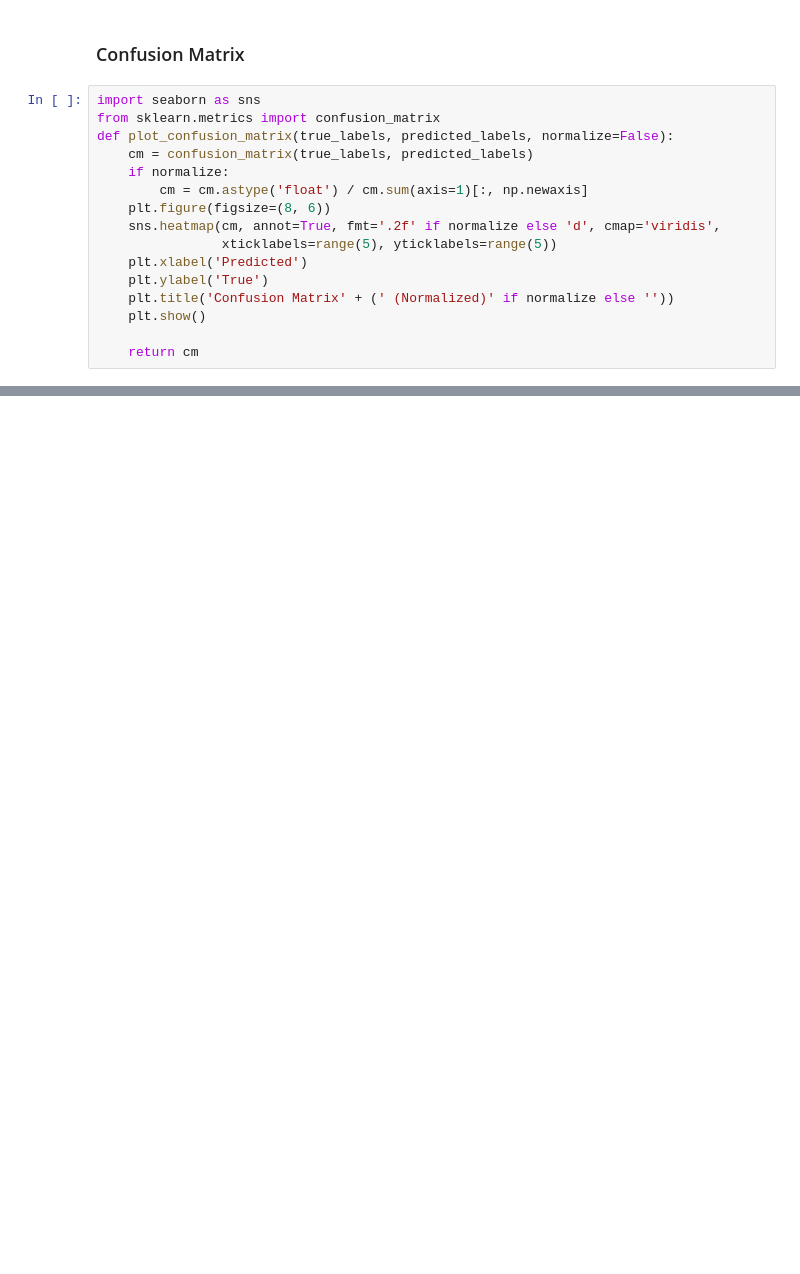
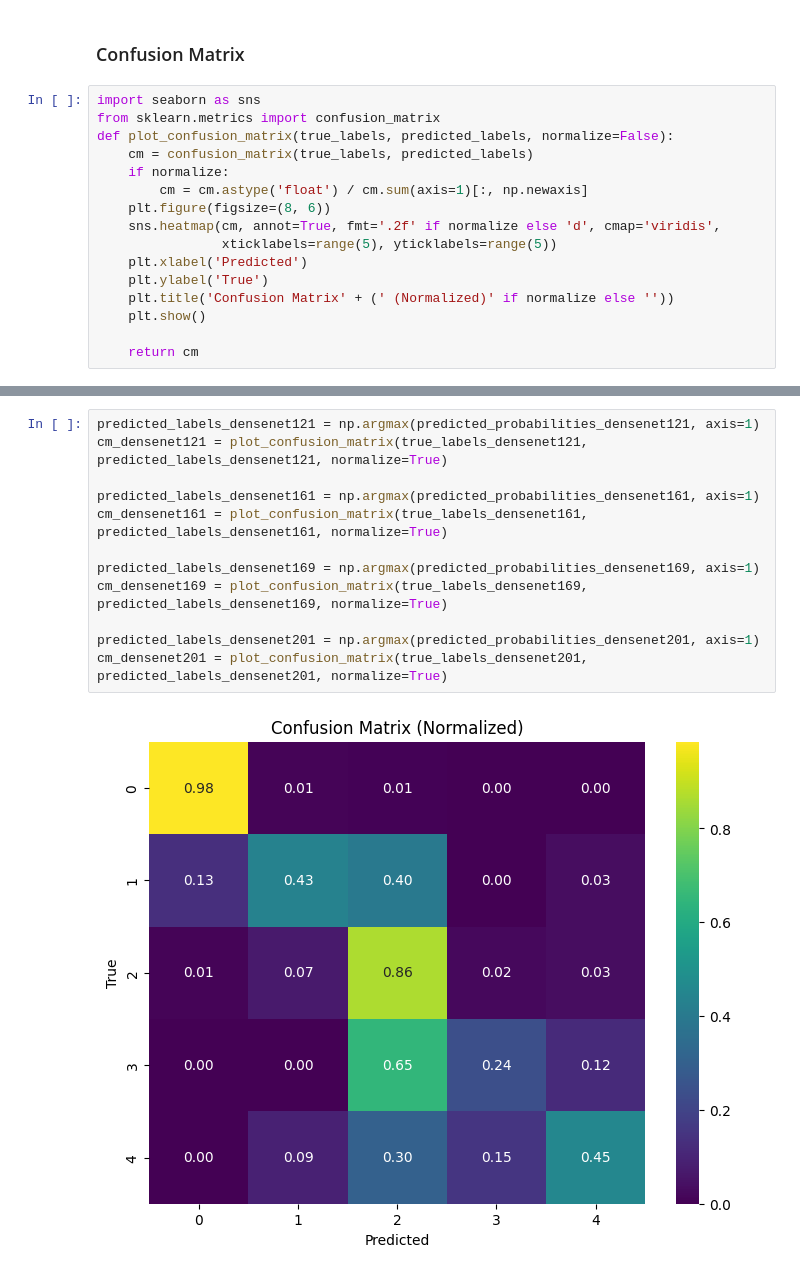
Before and after one commit to maurilaparva/diabetic_retinopathy_classification, a Jupyter notebook: training_pipeline.ipynb, the cells around one changed output, grey strips where cells are left out. Saved outputs shown, nothing was run; the diff lists cells and outputs as text; blank space fills up the shorter version.

```diff
--- a/training_pipeline.ipynb
+++ b/training_pipeline.ipynb
@@ -457,0 +663,14 @@ cm_normalized = plot_confusion_matrix(true_labels, predicted_labels, normalize=T
+# %%
+predicted_labels_densenet121 = np.argmax(predicted_probabilities_densenet121, axis=1)
+cm_densenet121 = plot_confusion_matrix(true_labels_densenet121, predicted_labels_densenet121, normalize=True)
+
+predicted_labels_densenet161 = np.argmax(predicted_probabilities_densenet161, axis=1)
+cm_densenet161 = plot_confusion_matrix(true_labels_densenet161, predicted_labels_densenet161, normalize=True)
+
+predicted_labels_densenet169 = np.argmax(predicted_probabilities_densenet169, axis=1)
+cm_densenet169 = plot_confusion_matrix(true_labels_densenet169, predicted_labels_densenet169, normalize=True)
+
+predicted_labels_densenet201 = np.argmax(predicted_probabilities_densenet201, axis=1)
+cm_densenet201 = plot_confusion_matrix(true_labels_densenet201, predicted_labels_densenet201, normalize=True)
+# %% [output]
+[figure, added]
```
Also changed, not shown: parts of 14 cells of this notebook.
